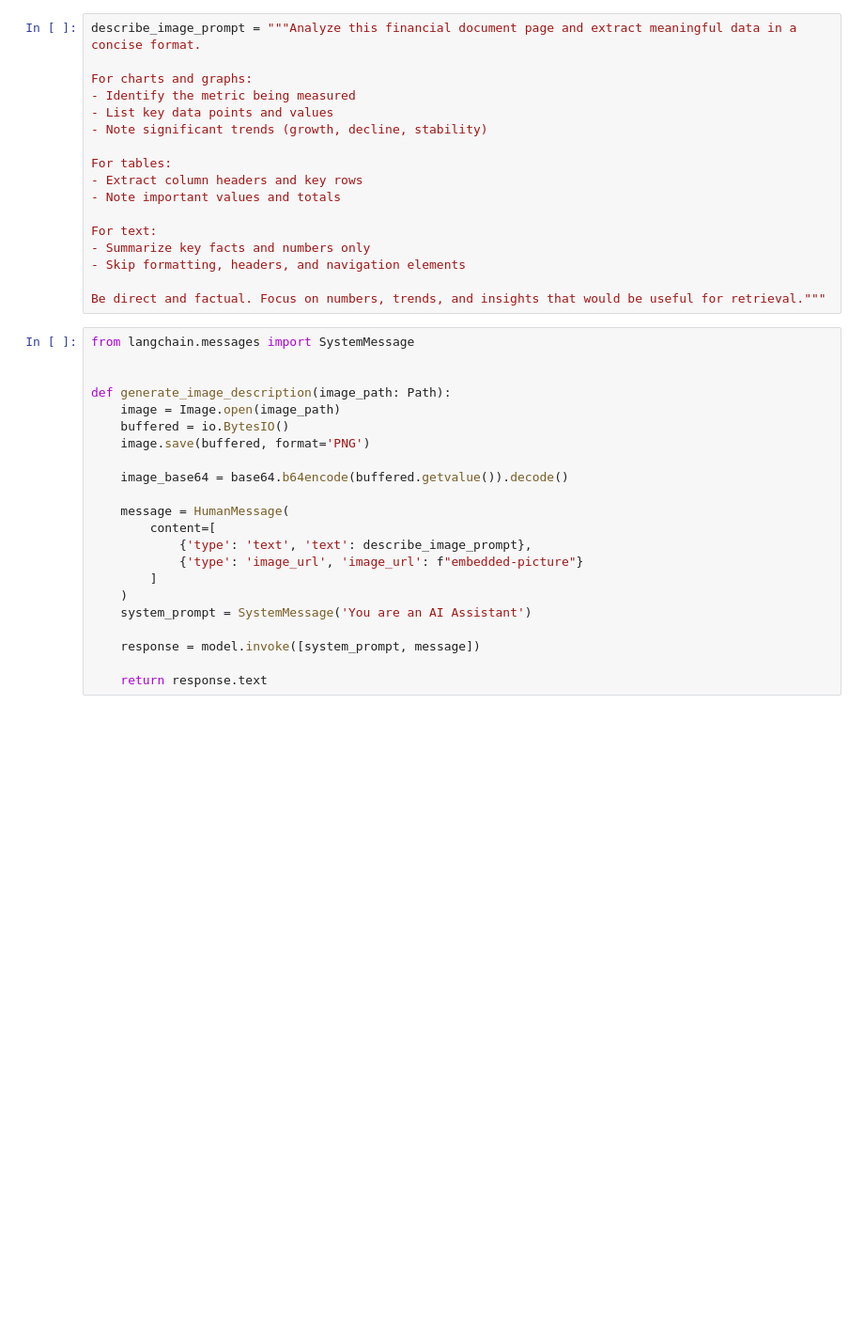
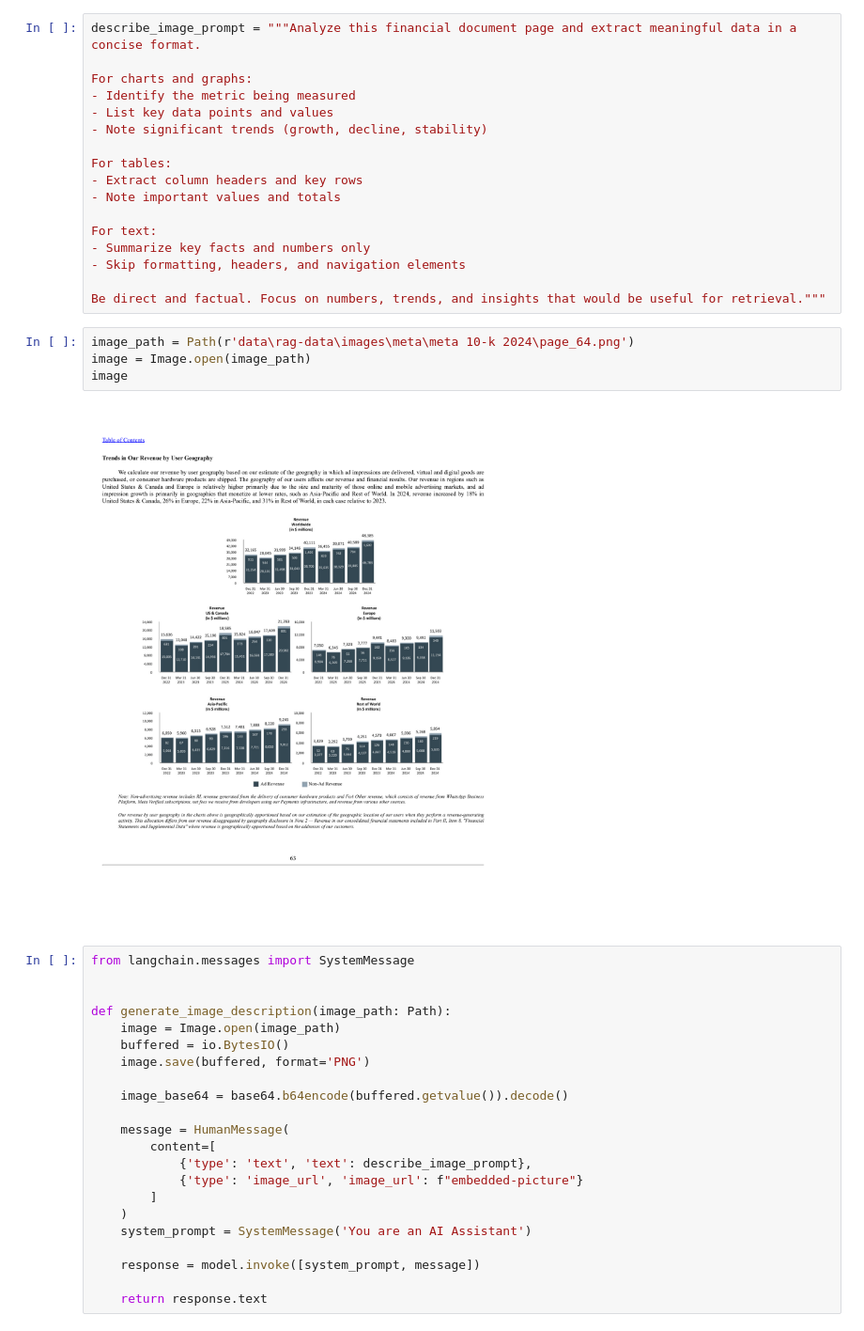
Before and after one commit to informatikerVonBreuf/MUTTI-AGENT, a Jupyter notebook: 06-02 Image Descriptions.ipynb, the cells around one changed output. Shown at 94% size. Saved outputs shown, nothing was run; the diff lists cells and outputs as text; blank space fills up the shorter version.

```diff
--- a/06-02 Image Descriptions.ipynb
+++ b/06-02 Image Descriptions.ipynb
@@ -53,6 +53,12 @@ For text:
 - Skip formatting, headers, and navigation elements
 
 Be direct and factual. Focus on numbers, trends, and insights that would be useful for retrieval."""
+# %%
+image_path = Path(r'data\rag-data\images\meta\meta 10-k 2024\page_64.png')
+image = Image.open(image_path)
+image
+# %% [output]
+[figure, added]
 # %%
 from langchain.messages import SystemMessage
 
```
Also changed, not shown: parts of 1 cell of this notebook, 3 other files.
